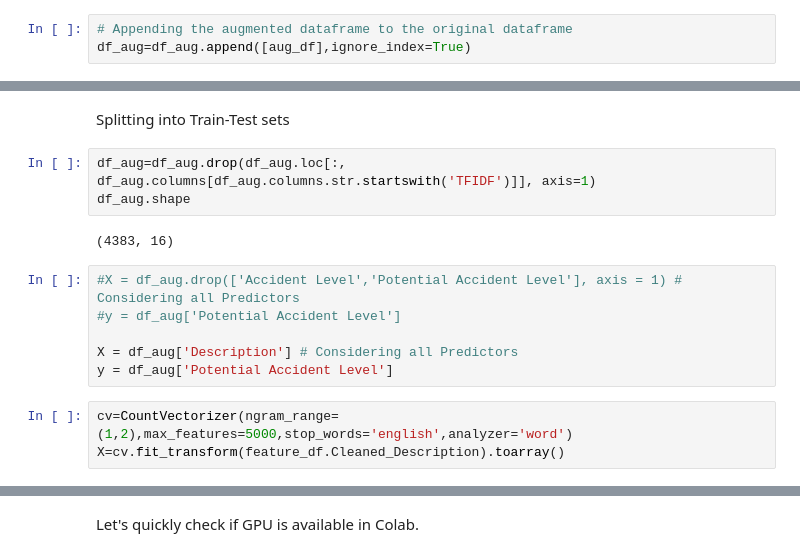
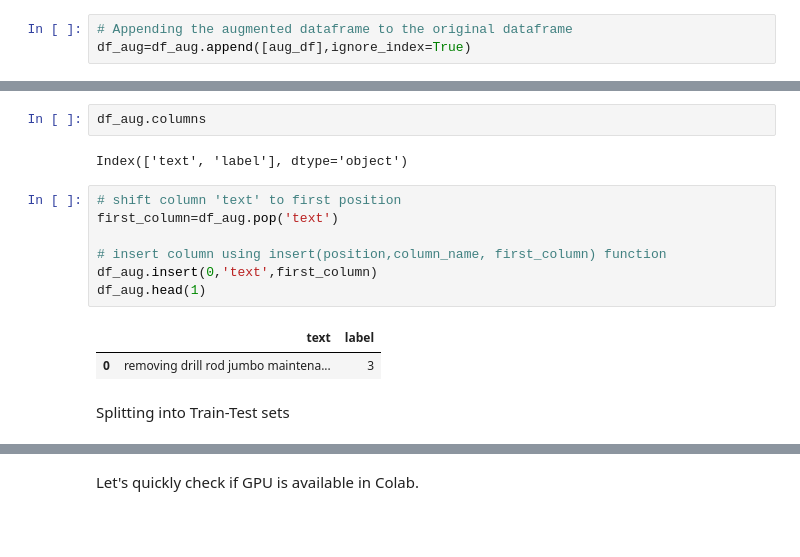
Before and after one commit to SelvamRaju/AI-ML-Capstone-Project-NLP-Chatbot, a Jupyter notebook: GL_Capstone_ChatBot_Final.ipynb, the cells around one changed output, grey strips where cells are left out. Saved outputs shown, nothing was run; the diff lists cells and outputs as text; blank space fills up the shorter version.

```diff
--- a/GL_Capstone_ChatBot_Final.ipynb
+++ b/GL_Capstone_ChatBot_Final.ipynb
@@ -1688,17 +1686,17 @@ feature_df.shape, aug_df.shape,df_aug.shape
+# %%
+df_aug.columns
+# %% [output]
+Index(['text', 'label'], dtype='object')
+# %%
+# shift column 'text' to first position
+first_column=df_aug.pop('text')
+
+# insert column using insert(position,column_name, first_column) function
+df_aug.insert(0,'text',first_column)
+df_aug.head(1)
+# %% [output]
+|  | text | label |
+| 0 | removing drill rod jumbo maintena... | 3 |
 # %% [markdown]
 Splitting into Train-Test sets
-# %%
-df_aug=df_aug.drop(df_aug.loc[:, df_aug.columns[df_aug.columns.str.startswith('TFIDF')]], axis=1)
-df_aug.shape
-# %% [output]
-(4383, 16)
-# %%
-#X = df_aug.drop(['Accident Level','Potential Accident Level'], axis = 1) # Considering all Predictors
-#y = df_aug['Potential Accident Level']
-
-X = df_aug['Description'] # Considering all Predictors
-y = df_aug['Potential Accident Level']
-# %%
-cv=CountVectorizer(ngram_range=(1,2),max_features=5000,stop_words='english',analyzer='word')
-X=cv.fit_transform(feature_df.Cleaned_Description).toarray()
 # %%
```
Also changed, not shown: parts of 80 cells of this notebook.
